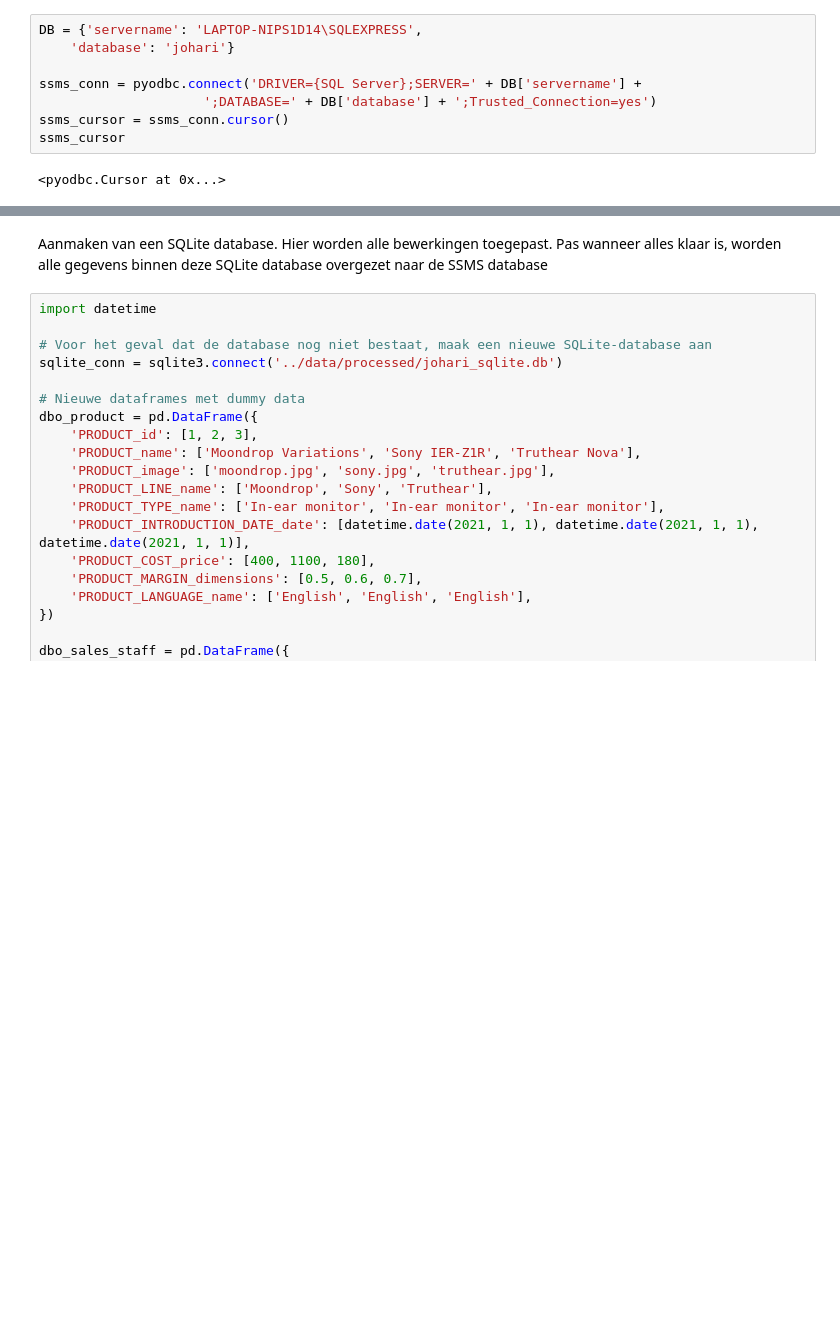
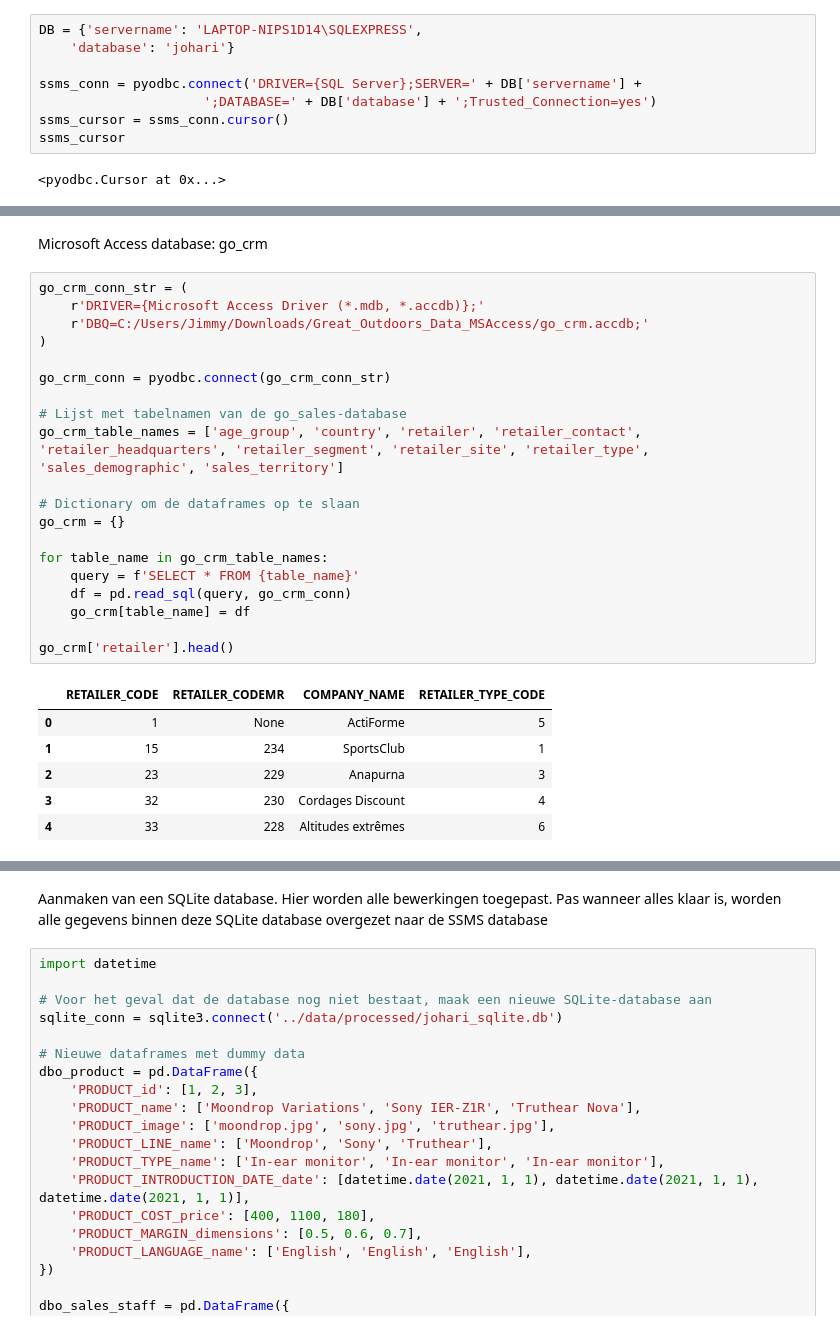
Before and after one commit to NoahGram/Johari_Venster, a Jupyter notebook: week_5/src/notebook.ipynb, the cells around one changed output, grey strips where cells are left out. Drawn from its saved outputs; the diff is of its cells as text; blank space fills up the shorter version.

```diff
--- a/week_5/src/notebook.ipynb
+++ b/week_5/src/notebook.ipynb
@@ -19,0 +81,29 @@ ssms_cursor
+# %% [markdown]
+Microsoft Access database: go_crm
+# %%
+go_crm_conn_str = (
+    r'DRIVER={Microsoft Access Driver (*.mdb, *.accdb)};'
+    r'DBQ=C:/Users/Jimmy/Downloads/Great_Outdoors_Data_MSAccess/go_crm.accdb;'
+)
+
+go_crm_conn = pyodbc.connect(go_crm_conn_str)
+
+# Lijst met tabelnamen van de go_sales-database
+go_crm_table_names = ['age_group', 'country', 'retailer', 'retailer_contact', 'retailer_headquarters', 'retailer_segment', 'retailer_site', 'retailer_type', 'sales_demographic', 'sales_territory']
+
+# Dictionary om de dataframes op te slaan
+go_crm = {}
+
+for table_name in go_crm_table_names:
+    query = f'SELECT * FROM {table_name}'
+    df = pd.read_sql(query, go_crm_conn)
+    go_crm[table_name] = df
+
+go_crm['retailer'].head()
+# %% [output]
+|  | RETAILER_CODE | RETAILER_CODEMR | COMPANY_NAME | RETAILER_TYPE_CODE |
+| 0 | 1 | None | ActiForme | 5 |
+| 1 | 15 | 234 | SportsClub | 1 |
+| 2 | 23 | 229 | Anapurna | 3 |
+| 3 | 32 | 230 | Cordages Discount | 4 |
+| 4 | 33 | 228 | Altitudes extrêmes | 6 |
```
Also changed, not shown: parts of 9 cells of this notebook, 5 other files.
